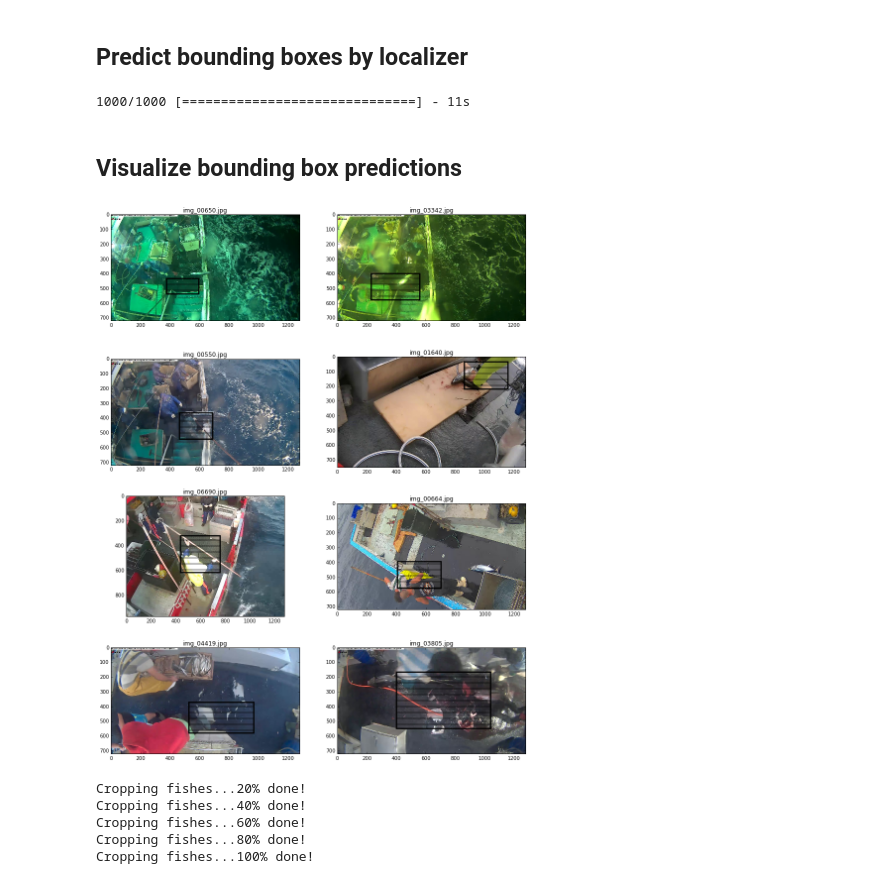
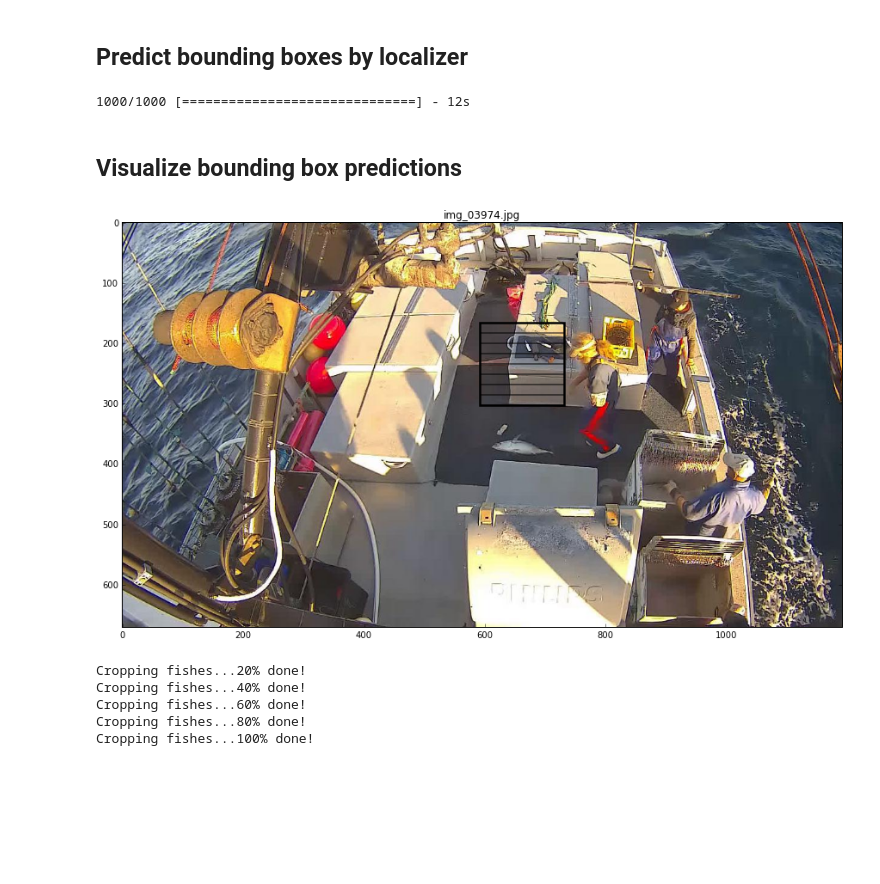
Before and after one commit to lqdreality/fisheries_monitoring, a Jupyter notebook: make_submission.ipynb, the cells around one changed output. Drawn from its saved outputs; the diff is of its cells as text; code cells hidden in the pictures; blank space fills up the shorter version.

```diff
--- a/make_submission.ipynb
+++ b/make_submission.ipynb
@@ -179,20 +181,20 @@ make_plot(data = X_test_raw, nrow = 2, ncol = 2, index = id_test, true_box = Non
 # %% [markdown]
 ## Load pretrained models
 # %%
-localizer = load_model(DATA_PATH + 'models/localizers/ResNet50_SuperBox.h5')
-classifier = load_model(DATA_PATH + 'models/classifiers/ResNet50_SuperBox.h5')
+localizer = load_model(DATA_PATH + 'models/localizers/ResNet50_SuperBox_2.h5')
+# classifier = load_model(DATA_PATH + 'models/classifiers/ResNet50_SuperBox.h5')
 # %% [markdown]
 ## Predict bounding boxes by localizer
 # %%
 pred_box = localizer.predict(X_test.astype('float32'), verbose = 1)
 # %% [output]
-1000/1000 [==============================] - 11s
+1000/1000 [==============================] - 12s
 # %% [markdown]
 ## Visualize bounding box predictions
 # %%
-make_plot(data = X_test_raw, nrow = 4, ncol = 2, index = id_test, pred_box = pred_box, figsize = (15,20))
+make_plot(data = X_test_raw, nrow = 1, ncol = 1, index = id_test, pred_box = pred_box, figsize = (15,20))
 # %% [output]
-[figure, old version]
+[figure, new version]
 # %%
 X_crop = crop_all_fishes(id_test, pred_box)
 # %% [output]
```
Also changed, not shown: parts of 2 cells of this notebook, 2 other files.
